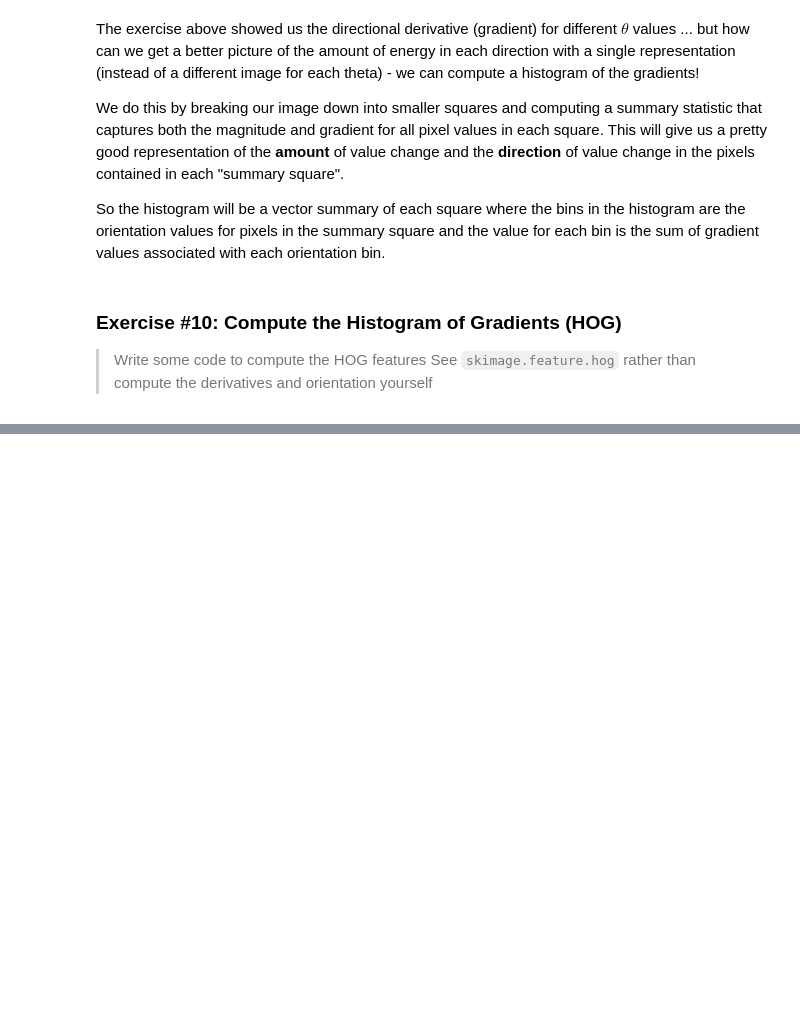
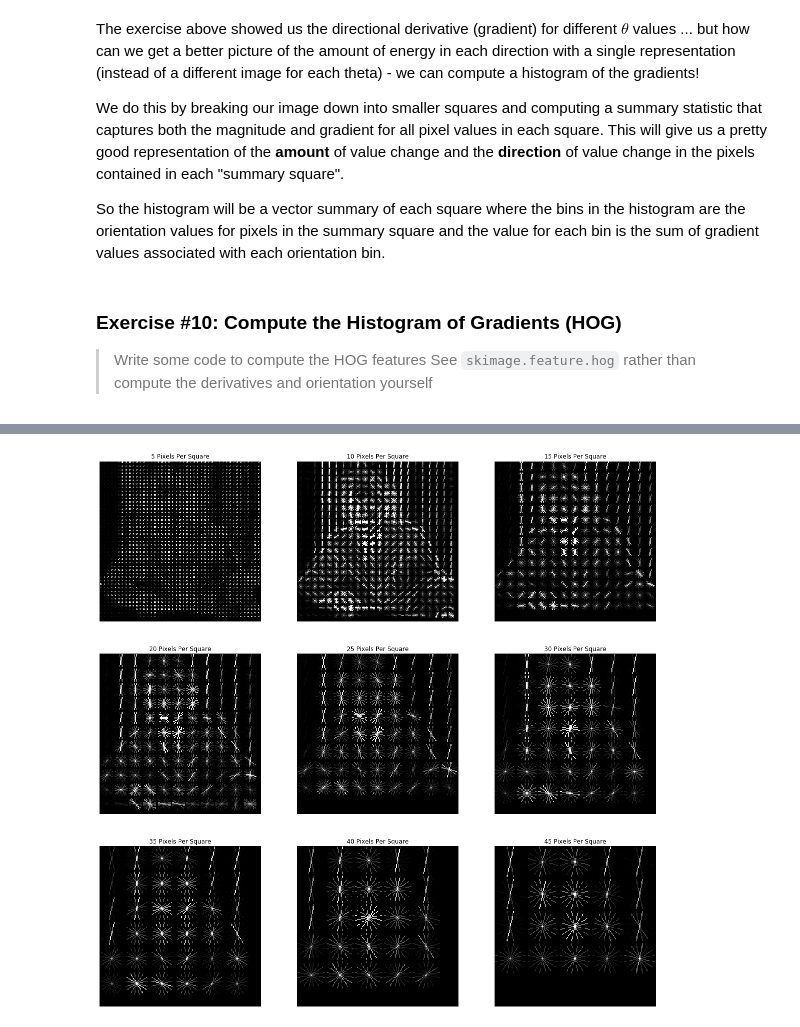
Before and after one commit to TifMoe/computer-vision-course, a Jupyter notebook: notebooks/2-image-filtering.ipynb, the cells around one changed output, grey strips where cells are left out. Cells and saved outputs as stored; diff of their text form; code cells hidden in the pictures; blank space fills up the shorter version.

```diff
--- a/notebooks/2-image-filtering.ipynb
+++ b/notebooks/2-image-filtering.ipynb
@@ -682,0 +728,21 @@ So the histogram will be a vector summary of each square where the bins in the h
+# %%
+# Similarly, we can see how changing the number of pixels per square impacts the amount of information recorded:
+rows = 3
+cols = 3
+
+fig, ax = plt.subplots(rows, cols, figsize=(20, 20), sharex=True, sharey=True)
+
+for i in range(1,rows*cols +1):
+    scale_i = 5
+    row = np.floor((i-1)/cols).astype(int)
+    col = np.floor((i-1) - (row*cols)).astype(int)
+
+    fd, hog_image = hog(image, orientations=8, pixels_per_cell=(i*scale_i, i*scale_i),
+                    cells_per_block=(1, 1), visualize=True)
+
+    hog_image_rescaled = exposure.rescale_intensity(hog_image, in_range=(0, 10))
+    ax[row,col].axis('off')
+    ax[row,col].imshow(hog_image_rescaled, cmap=plt.cm.gray)
+    ax[row,col].set_title(f'{i*scale_i} Pixels Per Square')
+# %% [output]
+[figure, added]
```
Also changed, not shown: parts of 4 cells of this notebook.
